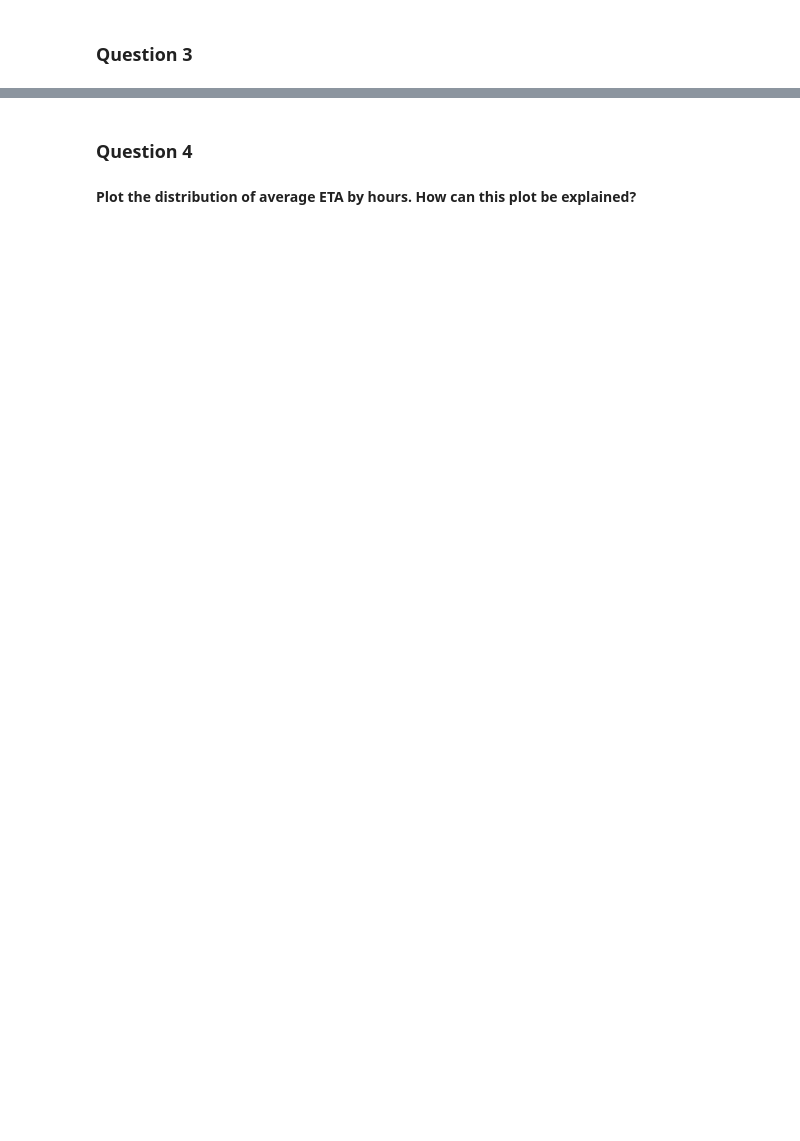
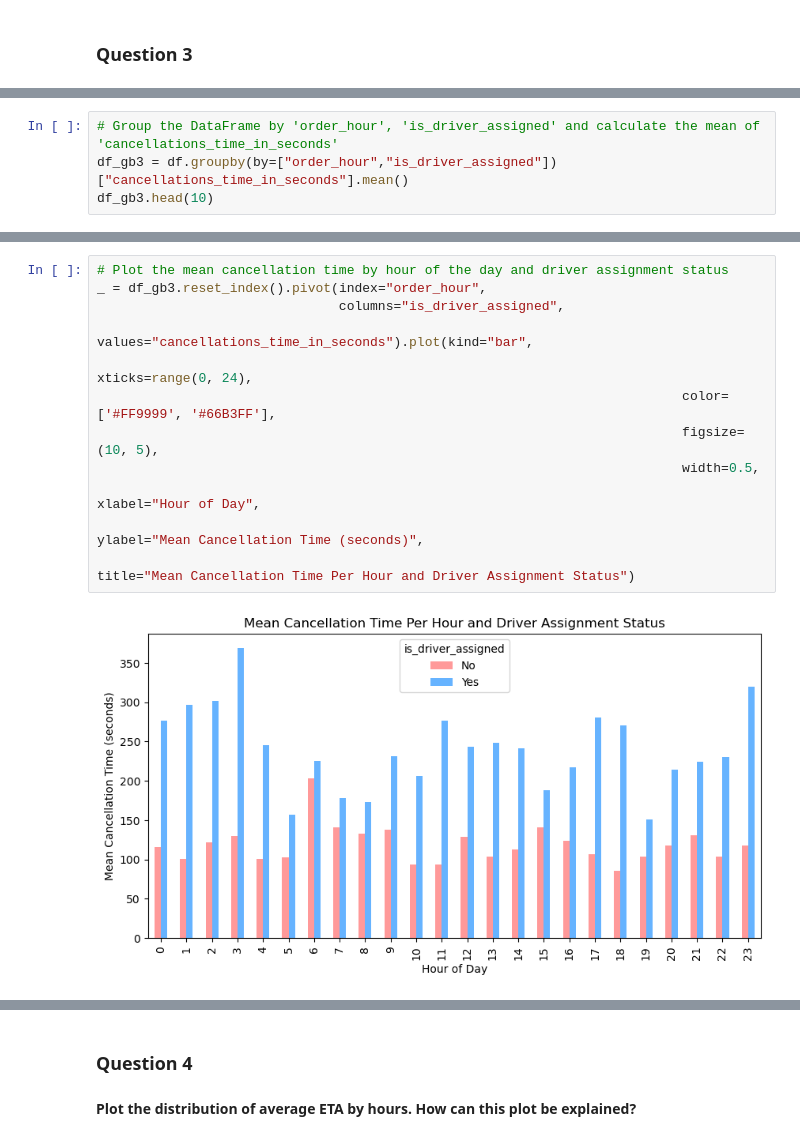
Before and after one commit to ethanaire/Analysing-Gett-Failed-Orders-data-in-Python, a Jupyter notebook: failed_orders_analytics.ipynb, the cells around one changed output, grey strips where cells are left out. Drawn from its saved outputs; the diff is of its cells as text; blank space fills up the shorter version.

```diff
--- a/failed_orders_analytics.ipynb
+++ b/failed_orders_analytics.ipynb
@@ -319,0 +324,4 @@ System Rejects:
+# %%
+# Group the DataFrame by 'order_hour', 'is_driver_assigned' and calculate the mean of 'cancellations_time_in_seconds'
+df_gb3 = df.groupby(by=["order_hour","is_driver_assigned"])["cancellations_time_in_seconds"].mean()
+df_gb3.head(10)
@@ -319,0 +341,14 @@ System Rejects:
+# %%
+# Plot the mean cancellation time by hour of the day and driver assignment status
+_ = df_gb3.reset_index().pivot(index="order_hour",
+                               columns="is_driver_assigned",
+                               values="cancellations_time_in_seconds").plot(kind="bar",
+                                                                           xticks=range(0, 24),
+                                                                           color=['#FF9999', '#66B3FF'],
+                                                                           figsize=(10, 5),
+                                                                           width=0.5,
+                                                                           xlabel="Hour of Day",
+                                                                           ylabel="Mean Cancellation Time (seconds)",
+                                                                           title="Mean Cancellation Time Per Hour and Driver Assignment Status")
+# %% [output]
+[figure, added]
```
Also changed, not shown: parts of 4 cells of this notebook.
